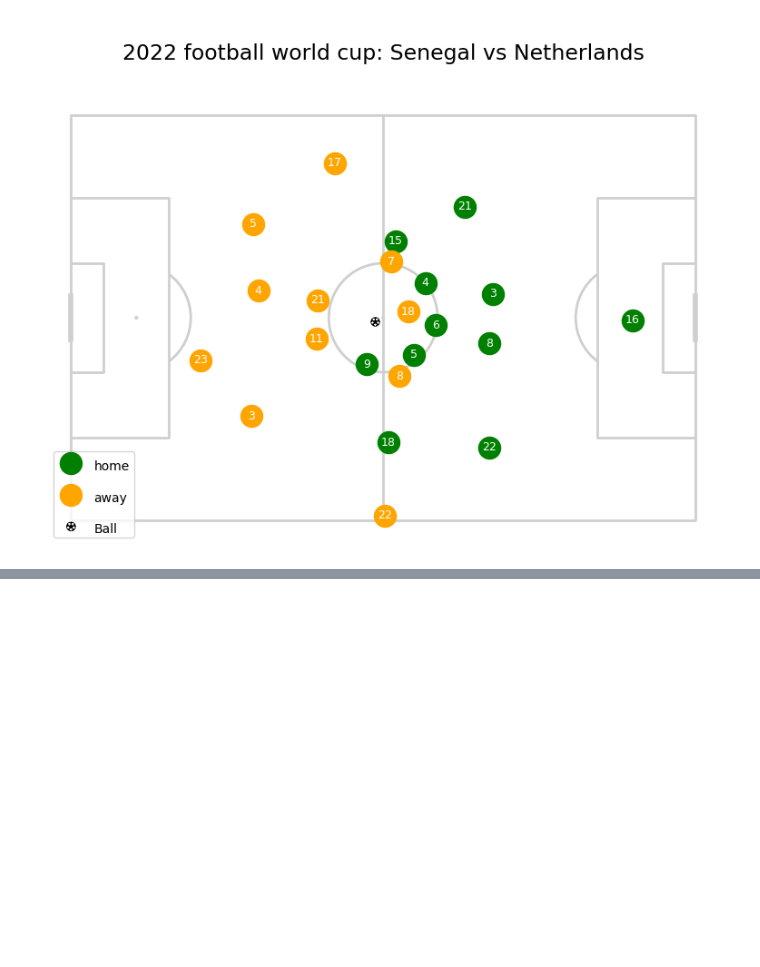
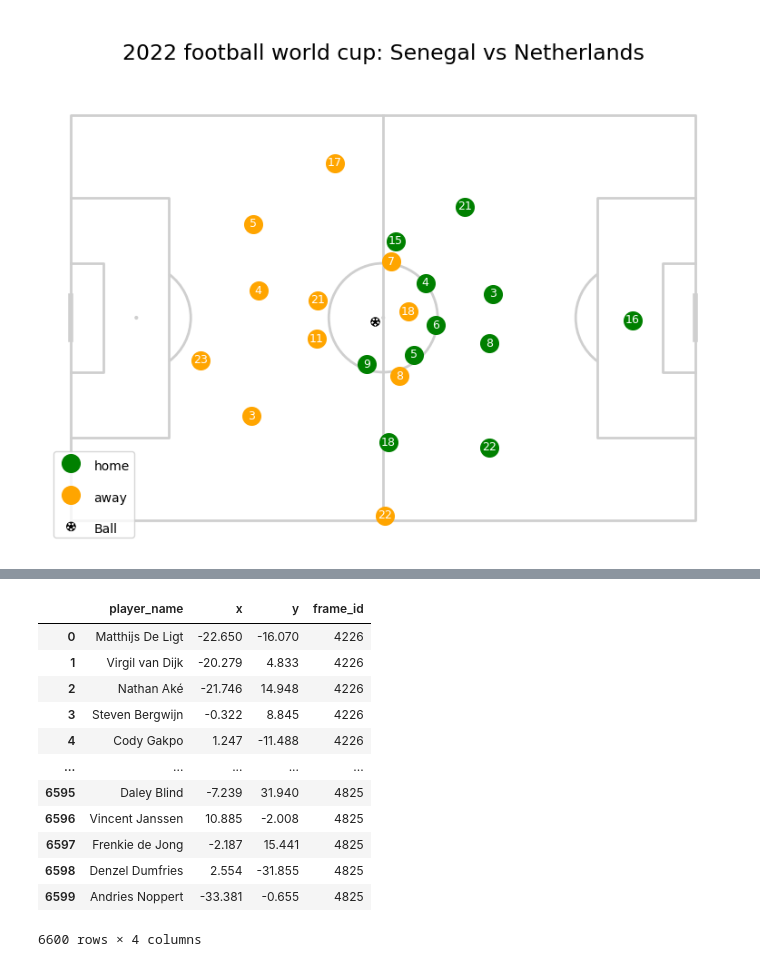
Before and after one commit to stephTchembeu/pysport-aims, a Jupyter notebook: first_week/test_17_07.ipynb, the cells around one changed output, grey strips where cells are left out. Cells and saved outputs as stored; diff of their text form; code cells hidden in the pictures; blank space fills up the shorter version.

```diff
--- a/first_week/test_17_07.ipynb
+++ b/first_week/test_17_07.ipynb
@@ -272,0 +344,16 @@ Text(0.5, 0.5, '2022 football world cup: Senegal vs Netherlands')
+# %%
+away_coord_df
+# %% [output]
+|  | player_name | x | y | frame_id |
+| 0 | Matthijs De Ligt | -22.650 | -16.070 | 4226 |
+| 1 | Virgil van Dijk | -20.279 | 4.833 | 4226 |
+| 2 | Nathan Aké | -21.746 | 14.948 | 4226 |
+| 3 | Steven Bergwijn | -0.322 | 8.845 | 4226 |
+| 4 | Cody Gakpo | 1.247 | -11.488 | 4226 |
+| ... | ... | ... | ... | ... |
+| 6595 | Daley Blind | -7.239 | 31.940 | 4825 |
+| 6596 | Vincent Janssen | 10.885 | -2.008 | 4825 |
+| 6597 | Frenkie de Jong | -2.187 | 15.441 | 4825 |
+| 6598 | Denzel Dumfries | 2.554 | -31.855 | 4825 |
+| 6599 | Andries Noppert | -33.381 | -0.655 | 4825 |
+6600 rows × 4 columns
```
Also changed, not shown: parts of 19 cells of this notebook, 1 other file.
